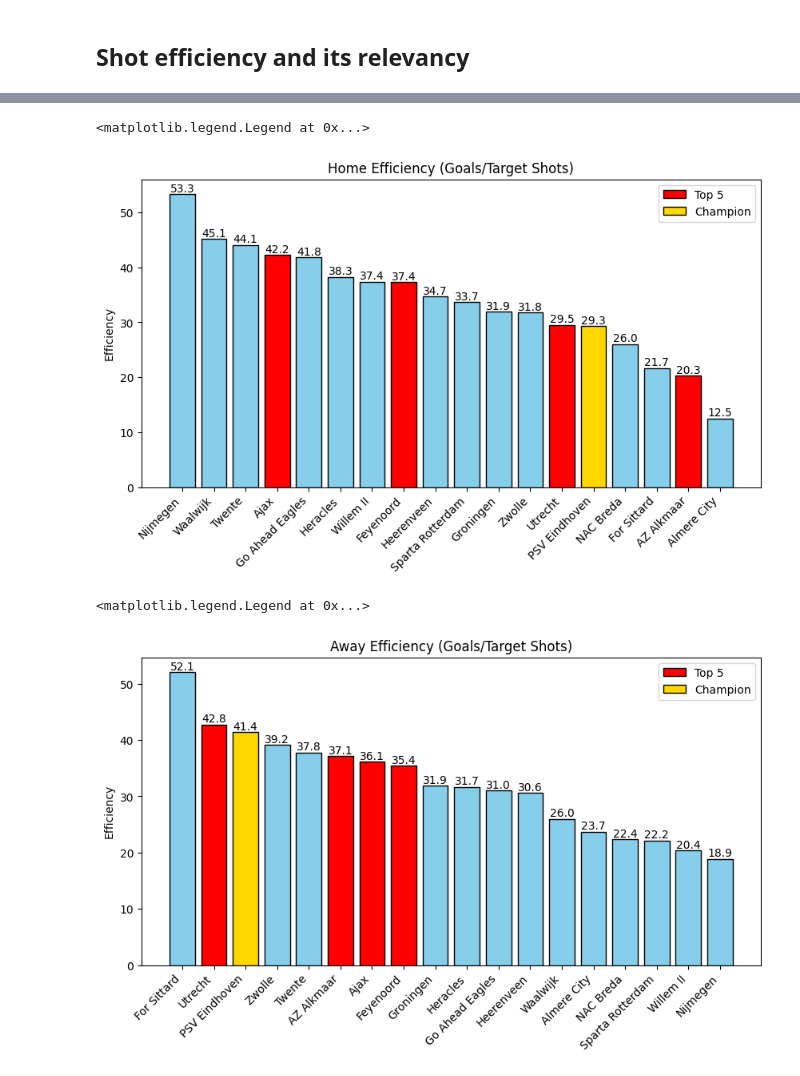
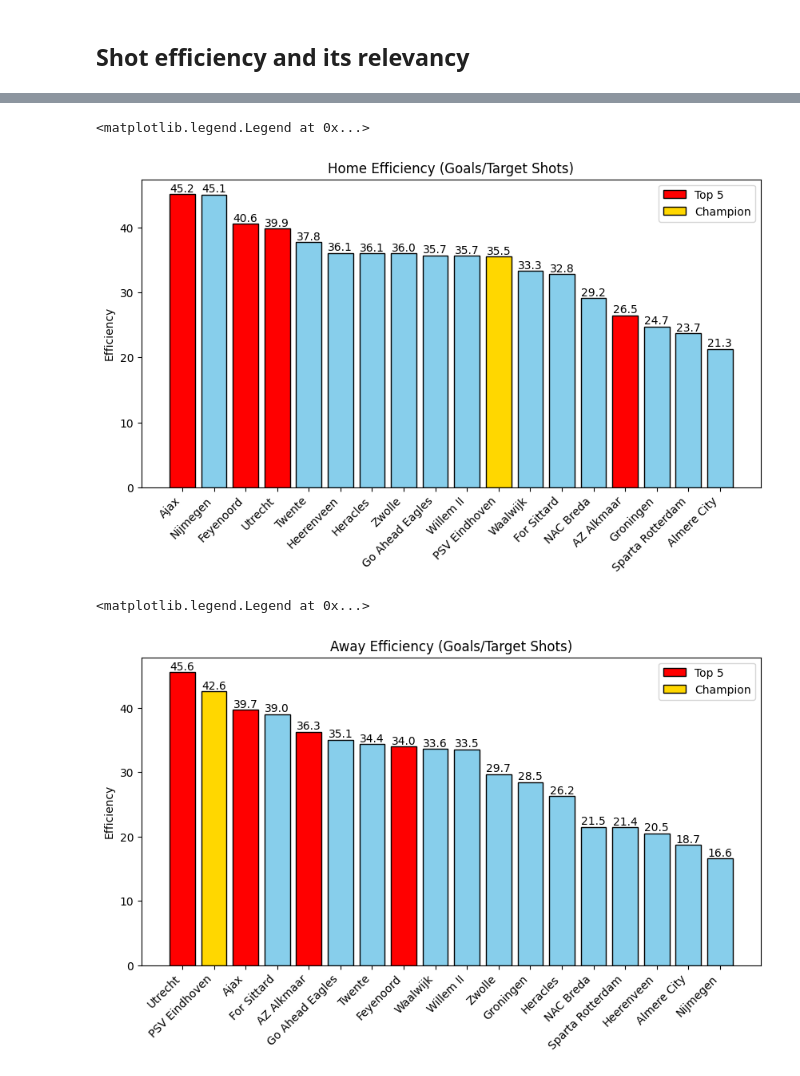
Before and after one commit to Dolfas/Football-Research, a Jupyter notebook: Rodolfo/Eredivisie.ipynb, the cells around one changed output, grey strips where cells are left out. Drawn from its saved outputs; the diff is of its cells as text; code cells hidden in the pictures.

```diff
--- a/Rodolfo/Eredivisie.ipynb
+++ b/Rodolfo/Eredivisie.ipynb
@@ -41,9 +41,15 @@ eredivisie_dataframe
 #### Selecting the 2025 data
 # %%
 #Basically we iterate over all the values of the dataframe and find all the matches that occured in 2025
-#If we wanted more years, say between 2020 and 2025, just change the list in the .isin() function to ['2020','2021','2022','2023','2024']
+#One option: If we wanted to select by years, say between 2020 and 2025, just use the list in the .isin() function in ['2020','2021','2022','2023','2024']
 
-eredivisie_2025_dataframe = eredivisie_dataframe[eredivisie_dataframe.iloc[:,1].str[:4].isin(['2025'])]
+#Selecting the games for the Eredivisie 2024-2025 season
+start_date = pd.to_datetime('2024-08-01')
+end_date = pd.to_datetime('2025-05-31')
+
+eredivisie_2025_dataframe = eredivisie_dataframe[
+    (pd.to_datetime(eredivisie_dataframe.iloc[:, 1]) >= start_date) & (pd.to_datetime(eredivisie_dataframe.iloc[:, 1]) <= end_date)
+]
 # %%
 eredivisie_2025_dataframe
 # %% [output]
@@ -182,34 +153,34 @@ away_team_dictionary
 # %%
 ###Home Efficiency
 
 home_efficiency_list = []
 for item in home_team_dictionary:
     home_efficiency_list.append({"Team": item, "Efficiency": np.mean(home_team_dictionary[item])})
 
 
 home_efficiency_dataframe = pd.DataFrame(home_efficiency_list)
 sorted_df = home_efficiency_dataframe.sort_values(by='Efficiency', ascending=False)
 fig, ax = plt.subplots(figsize=(10, 5))
 
 #Setting up the colors
-colors = ['skyblue','skyblue','skyblue','red','skyblue','skyblue','skyblue','red','skyblue','skyblue','skyblue','skyblue','red','gold','skyblue','skyblue','red','skyblue']
+colors = ['red','skyblue','red','red','skyblue','skyblue','skyblue','skyblue','skyblue','skyblue','gold','skyblue','skyblue','skyblue','red','skyblue','skyblue','skyblue']
 
 
 bar_container = ax.bar(sorted_df['Team'], sorted_df['Efficiency']*100, color=colors,edgecolor='black')
 ax.set(ylabel='Efficiency', title='Home Efficiency (Goals/Target Shots)')
 ax.bar_label(bar_container, fmt='{:,.1f}')
 ax.set_xticks(range(len(sorted_df['Team'])),labels=sorted_df['Team'],rotation=45, ha='right')
 #ax.grid(True)
 
 legend_elements = [
     Patch(facecolor='red', edgecolor='black', label='Top 5'),
     Patch(facecolor='gold', edgecolor='black', label='Champion')
 ]
 
 ax.legend(handles=legend_elements)
 # %% [output]
 <matplotlib.legend.Legend at 0x...>
-[figure, old version]
+[figure, new version]
 # %%
 ###Away Efficiency
 
@@ -223,7 +194,7 @@ sorted_df = away_efficiency_dataframe.sort_values(by='Efficiency', ascending=Fal
 fig, ax = plt.subplots(figsize=(10, 5))
 
 #Setting up the colors
-colors = ['skyblue','red','gold','skyblue','skyblue','red','red','red','skyblue','skyblue','skyblue','skyblue','skyblue','skyblue','skyblue','skyblue','skyblue','skyblue']
+colors = ['red','gold','red','skyblue','red','skyblue','skyblue','red','skyblue','skyblue','skyblue','skyblue','skyblue','skyblue','skyblue','skyblue','skyblue','skyblue']
 
 
 bar_container = ax.bar(sorted_df['Team'], sorted_df['Efficiency']*100, color=colors,edgecolor='black')
@@ -240,7 +211,7 @@ legend_elements = [
 ax.legend(handles=legend_elements)
 # %% [output]
 <matplotlib.legend.Legend at 0x...>
-[figure, old version]
+[figure, new version]
 # %%
 ### Total Efficiency
 total_efficiency_list = []
```
Also changed, not shown: parts of 19 cells of this notebook.
